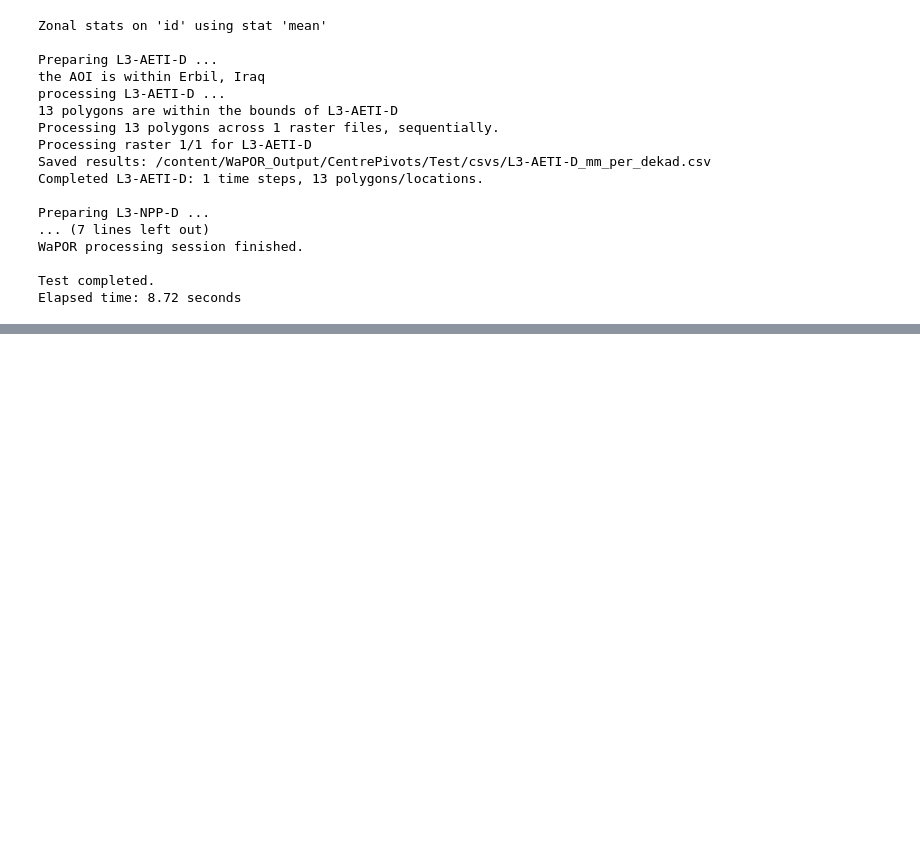
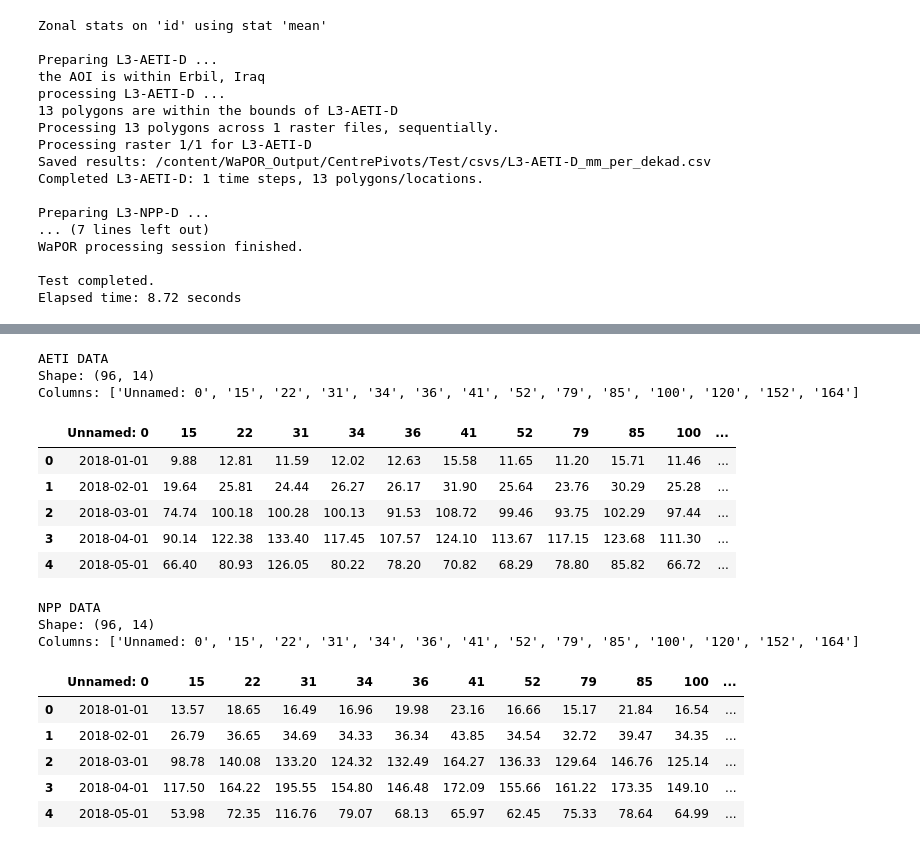
Before and after one commit to drealdrizz/Arithmetic, a Jupyter notebook: Download_Wapor_New_GPT.ipynb, the cells around one changed output, grey strips where cells are left out. Cells and saved outputs as stored; diff of their text form; code cells hidden in the pictures; blank space fills up the shorter version.

```diff
--- a/Download_Wapor_New_GPT.ipynb
+++ b/Download_Wapor_New_GPT.ipynb
@@ -1371,0 +1326,47 @@ Last date: 01/12/2025
+# %%
+import pandas as pd
+import os
+
+output_folder = "/content/WaPOR_Output/CentrePivots/csvs"
+
+aeti_path = os.path.join(
+    output_folder,
+    "L2-AETI-M_mm_per_month.csv"
+)
+
+npp_path = os.path.join(
+    output_folder,
+    "L2-NPP-M_gC_per_m²_per_month.csv"
+)
+
+df_aeti = pd.read_csv(aeti_path)
+df_npp = pd.read_csv(npp_path)
+
+print("AETI DATA")
+print("Shape:", df_aeti.shape)
+print("Columns:", df_aeti.columns.tolist())
+display(df_aeti.head())
+
+print("\nNPP DATA")
+print("Shape:", df_npp.shape)
+print("Columns:", df_npp.columns.tolist())
+display(df_npp.head())
+# %% [output]
+AETI DATA
+Shape: (96, 14)
+Columns: ['Unnamed: 0', '15', '22', '31', '34', '36', '41', '52', '79', '85', '100', '120', '152', '164']
+|  | Unnamed: 0 | 15 | 22 | 31 | 34 | 36 | 41 | 52 | 79 | 85 | 100 | ... |
+| 0 | 2018-01-01 | 9.88 | 12.81 | 11.59 | 12.02 | 12.63 | 15.58 | 11.65 | 11.20 | 15.71 | 11.46 | ... |
+| 1 | 2018-02-01 | 19.64 | 25.81 | 24.44 | 26.27 | 26.17 | 31.90 | 25.64 | 23.76 | 30.29 | 25.28 | ... |
+| 2 | 2018-03-01 | 74.74 | 100.18 | 100.28 | 100.13 | 91.53 | 108.72 | 99.46 | 93.75 | 102.29 | 97.44 | ... |
+| 3 | 2018-04-01 | 90.14 | 122.38 | 133.40 | 117.45 | 107.57 | 124.10 | 113.67 | 117.15 | 123.68 | 111.30 | ... |
+| 4 | 2018-05-01 | 66.40 | 80.93 | 126.05 | 80.22 | 78.20 | 70.82 | 68.29 | 78.80 | 85.82 | 66.72 | ... |
+NPP DATA
+Shape: (96, 14)
+Columns: ['Unnamed: 0', '15', '22', '31', '34', '36', '41', '52', '79', '85', '100', '120', '152', '164']
+|  | Unnamed: 0 | 15 | 22 | 31 | 34 | 36 | 41 | 52 | 79 | 85 | 100 | ... |
+| 0 | 2018-01-01 | 13.57 | 18.65 | 16.49 | 16.96 | 19.98 | 23.16 | 16.66 | 15.17 | 21.84 | 16.54 | ... |
+| 1 | 2018-02-01 | 26.79 | 36.65 | 34.69 | 34.33 | 36.34 | 43.85 | 34.54 | 32.72 | 39.47 | 34.35 | ... |
+| 2 | 2018-03-01 | 98.78 | 140.08 | 133.20 | 124.32 | 132.49 | 164.27 | 136.33 | 129.64 | 146.76 | 125.14 | ... |
+| 3 | 2018-04-01 | 117.50 | 164.22 | 195.55 | 154.80 | 146.48 | 172.09 | 155.66 | 161.22 | 173.35 | 149.10 | ... |
+| 4 | 2018-05-01 | 53.98 | 72.35 | 116.76 | 79.07 | 68.13 | 65.97 | 62.45 | 75.33 | 78.64 | 64.99 | ... |
```
Also changed, not shown: parts of 18 cells of this notebook.
